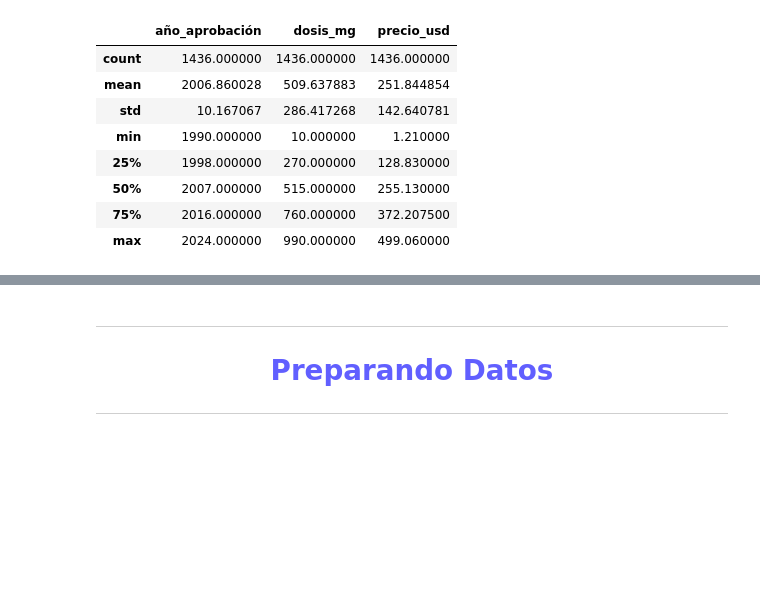
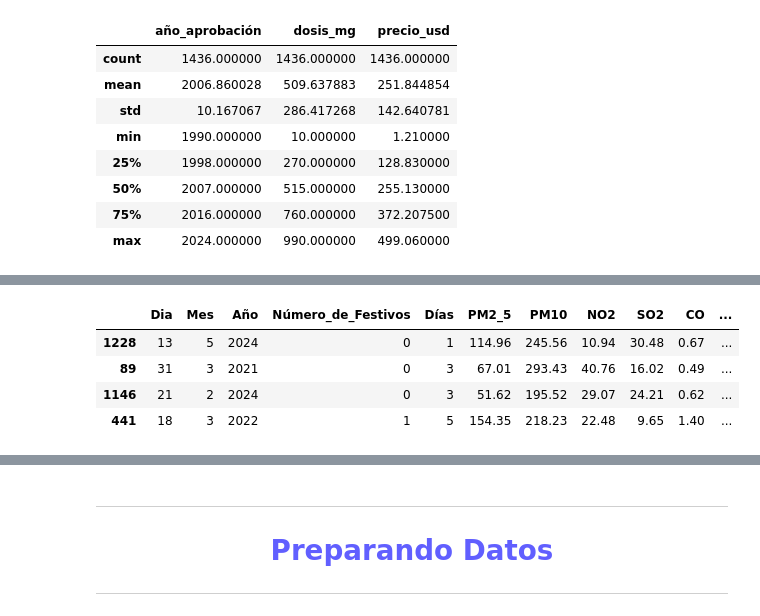
Before and after one commit to r2x4/aprendiendo_machine, a Jupyter notebook: machine.ipynb, the cells around one changed output, grey strips where cells are left out. Cells and saved outputs as stored; diff of their text form; code cells hidden in the pictures; blank space fills up the shorter version.

```diff
--- a/machine.ipynb
+++ b/machine.ipynb
@@ -165,0 +202,23 @@ data.describe()
+# %%
+datos_2.rename(columns={
+    'Date': 'Dia',
+    'Month': 'Mes',
+    'Year': 'Año',
+    'Holidays_Count': 'Número_de_Festivos',
+    'Days': 'Días',
+    'PM2.5': 'PM2_5',
+    'PM10': 'PM10',
+    'NO2': 'NO2',
+    'SO2': 'SO2',
+    'CO': 'CO',
+    'Ozone': 'Ozono',
+    'AQI': 'Índice_Calidad_Aire'
+}, inplace=True)
+# %%
+datos_2.sample(4)
+# %% [output]
+|  | Dia | Mes | Año | Número_de_Festivos | Días | PM2_5 | PM10 | NO2 | SO2 | CO | ... |
+| 1228 | 13 | 5 | 2024 | 0 | 1 | 114.96 | 245.56 | 10.94 | 30.48 | 0.67 | ... |
+| 89 | 31 | 3 | 2021 | 0 | 3 | 67.01 | 293.43 | 40.76 | 16.02 | 0.49 | ... |
+| 1146 | 21 | 2 | 2024 | 0 | 3 | 51.62 | 195.52 | 29.07 | 24.21 | 0.62 | ... |
+| 441 | 18 | 3 | 2022 | 1 | 5 | 154.35 | 218.23 | 22.48 | 9.65 | 1.40 | ... |
```
Also changed, not shown: parts of 31 cells of this notebook.
